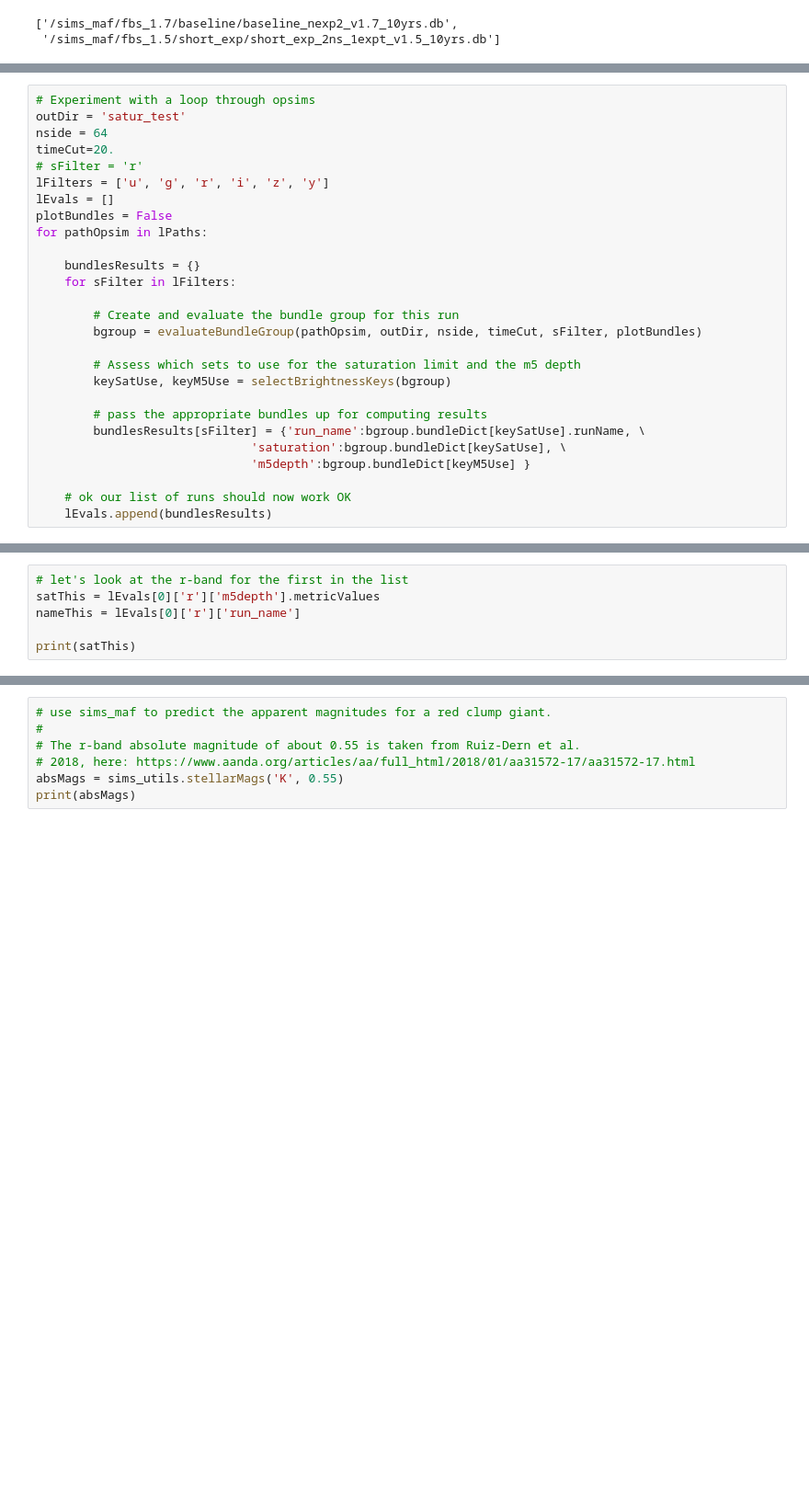
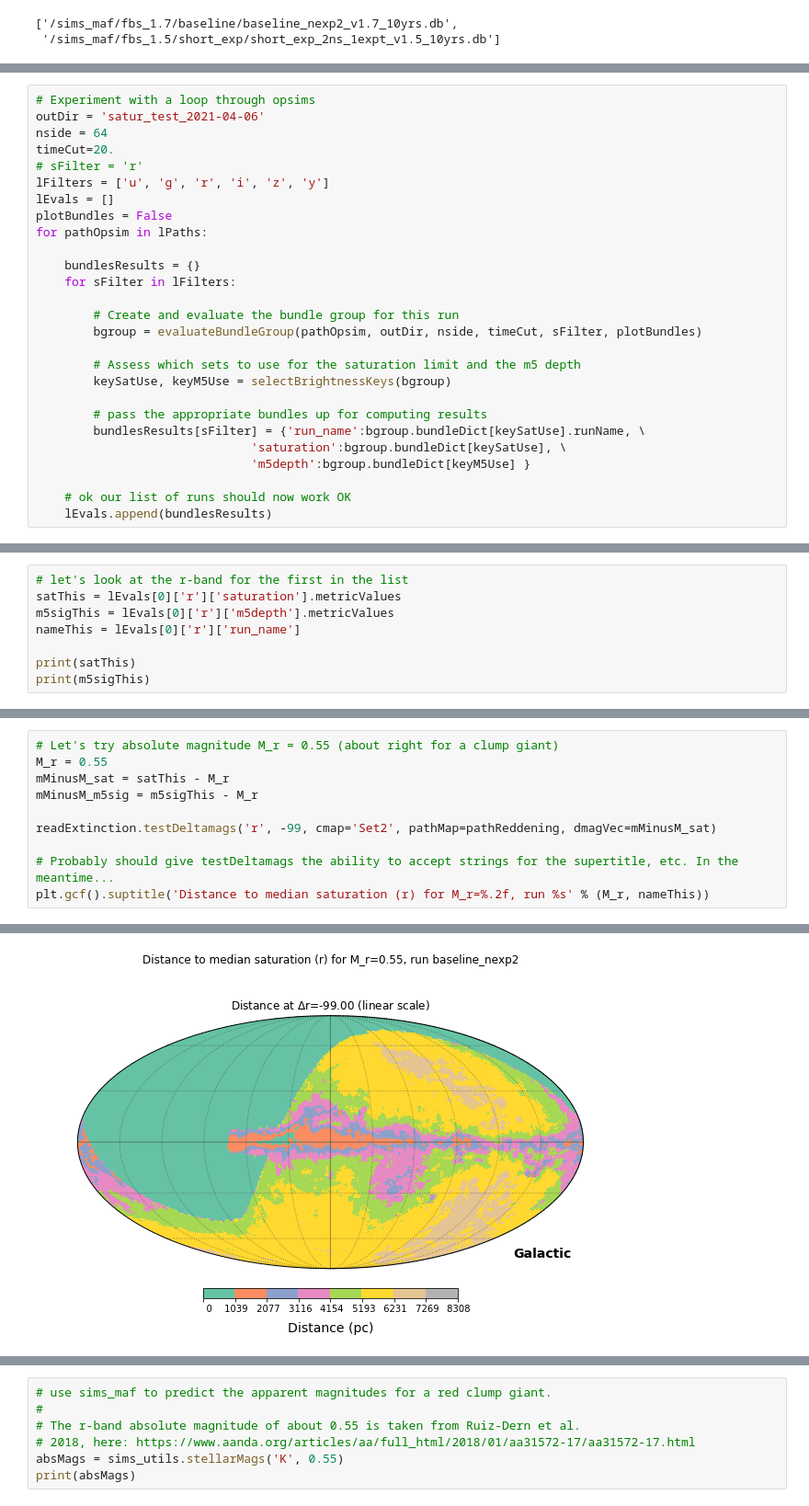
Before and after one commit to ebellm/rubinCadenceScratchWIC, a Jupyter notebook: jupyter/2021-04-06_tryExtinction3D.ipynb, the cells around one changed output, grey strips where cells are left out. Shown at 92% size. Drawn from its saved outputs; the diff is of its cells as text; blank space fills up the shorter version.

```diff
--- a/jupyter/2021-04-06_tryExtinction3D.ipynb
+++ b/jupyter/2021-04-06_tryExtinction3D.ipynb
@@ -283,6 +307,6 @@ Paths for opsims:
 # %%
 # Experiment with a loop through opsims
-outDir = 'satur_test'
+outDir = 'satur_test_2021-04-06'
 nside = 64
 timeCut=20.
 # sFilter = 'r'
@@ -355,8 +407,10 @@ Querying database SummaryAllProps with constraint filter="y" and visitExposureTi
 ## Try viewing the saturation level ##
 # %%
 # let's look at the r-band for the first in the list
-satThis = lEvals[0]['r']['m5depth'].metricValues
+satThis = lEvals[0]['r']['saturation'].metricValues
+m5sigThis = lEvals[0]['r']['m5depth'].metricValues
 nameThis = lEvals[0]['r']['run_name']
 
 print(satThis)
+print(m5sigThis)
 # %% [output]
@@ -419,0 +421,11 @@ Querying database SummaryAllProps with constraint filter="r" and visitExposureTi
+# %%
+# Let's try absolute magnitude M_r = 0.55 (about right for a clump giant)
+M_r = 0.55
+mMinusM_sat = satThis - M_r
+mMinusM_m5sig = m5sigThis - M_r
+
+readExtinction.testDeltamags('r', -99, cmap='Set2', pathMap=pathReddening, dmagVec=mMinusM_sat)
+
+# Probably should give testDeltamags the ability to accept strings for the supertitle, etc. In the meantime...
+plt.gcf().suptitle('Distance to median saturation (r) for M_r=%.2f, run %s' % (M_r, nameThis))
+# %% [output]
@@ -419,0 +434 @@ Querying database SummaryAllProps with constraint filter="r" and visitExposureTi
+[figure, added]
```
Also changed, not shown: parts of 29 cells of this notebook.
